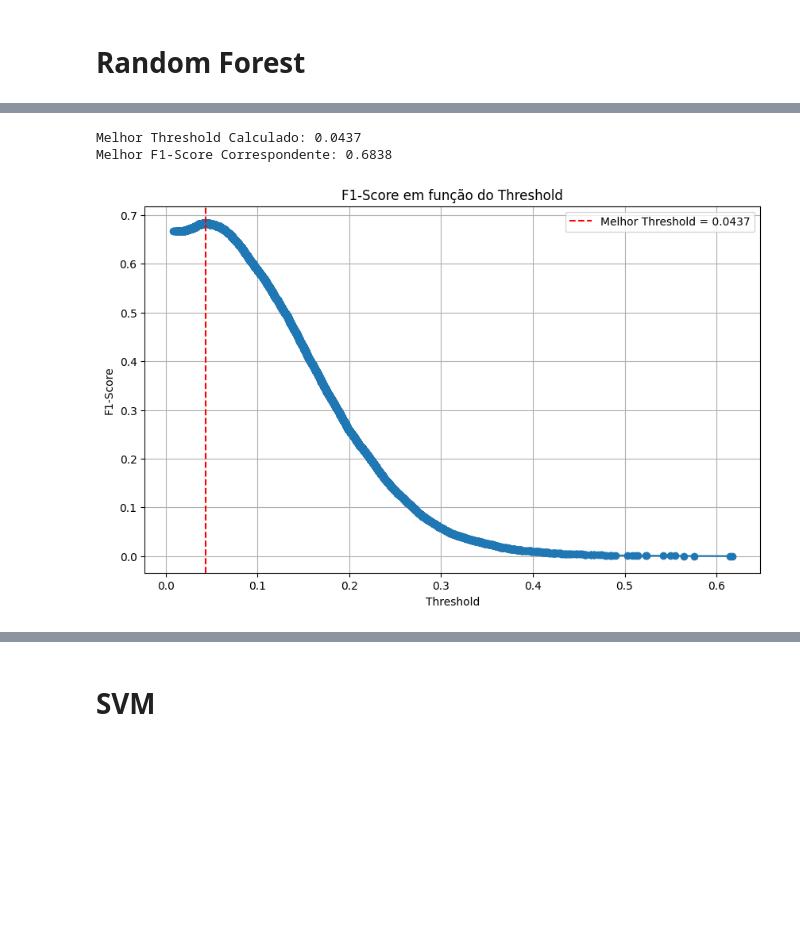
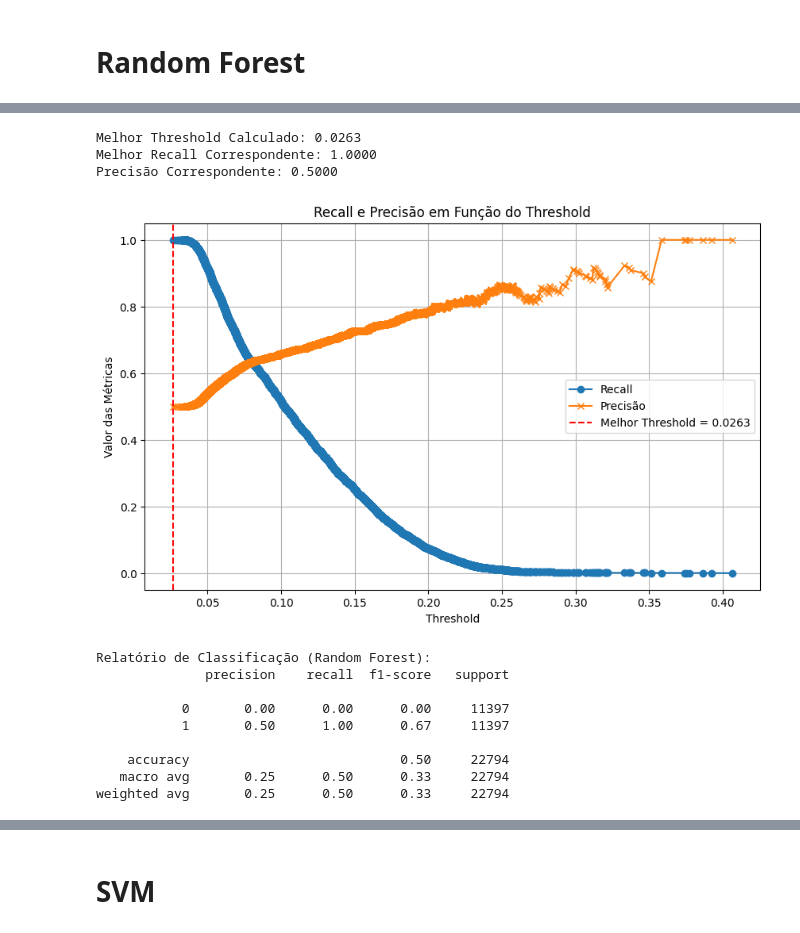
Before and after one commit to AzuraLV/Colabs, a Jupyter notebook: RECPAD/Processamento/processamento.ipynb, the cells around one changed output, grey strips where cells are left out. Cells and saved outputs as stored; diff of their text form; code cells hidden in the pictures; blank space fills up the shorter version.

```diff
--- a/RECPAD/Processamento/processamento.ipynb
+++ b/RECPAD/Processamento/processamento.ipynb
@@ -113,10 +121,22 @@ See the caveats in the documentation: https://pandas.pydata.org/pandas-docs/stab
 df_majority = df_final[df_final['CLASSE'] == 0]
 df_minority = df_final[df_final['CLASSE'] == 1]
 
-df_minority_test = df_minority.sample(frac=0.3, random_state=42)
+df_minority_test = df_minority.sample(frac=0.2, random_state=42)
 df_majority_test = df_majority.sample(n=df_minority_test.shape[0], random_state=42)
 test_df = pd.concat([df_majority_test, df_minority_test])
 
 df_majority_train = df_majority.drop(df_majority_test.index)
 df_minority_train = df_minority.drop(df_minority_test.index)
 train_df = pd.concat([df_majority_train, df_minority_train])
+# %%
+df_majority_train = train_df[train_df['CLASSE'] == 0]
+df_minority_train = train_df[train_df['CLASSE'] == 1]
+
+df_minority_valid = df_minority_train.sample(frac=0.1, random_state=42)
+df_majority_valid = df_majority_train.sample(n=df_minority_valid.shape[0], random_state=42)
+
+validation_df = pd.concat([df_majority_valid, df_minority_valid])
+
+df_majority_train = df_majority_train.drop(df_majority_valid.index)
+df_minority_train = df_minority_train.drop(df_minority_valid.index)
+train_df = pd.concat([df_majority_train, df_minority_train])
@@ -245,7 +290,7 @@ from sklearn.metrics import precision_score, recall_score, f1_score, confusion_m
 
 y_prob_dt = best_dt_model.predict_proba(X_test)[:, 1]
 
-threshold = 0.34
+threshold = 0.42
 y_pred_threshold = (y_prob_dt >= threshold).astype(int)
 tn, fp, fn, tp = confusion_matrix(y_test, y_pred_threshold).ravel()
 
@@ -306,7 +351,7 @@ X_test = test_df.drop(columns=['CLASSE'])
 y_test = test_df['CLASSE']
 
 param_grid_rf = {
-    'n_estimators': [25, 50, 100],
+    'n_estimators': [5, 10, 20],
     'max_depth': [None, 10, 20],
     'min_samples_split': [2, 5, 10],
     'min_samples_leaf': [1, 2, 4]
@@ -351,35 +396,58 @@ weighted avg       0.75      0.50      0.33     34192
 # %%
 import numpy as np
-from sklearn.metrics import f1_score
+from sklearn.metrics import precision_score, recall_score
 import matplotlib.pyplot as plt
 
-y_pred_rf = best_rf_model.predict_proba(X_test)[:, 1]
-unique_thresholds = np.sort(np.unique(y_pred_rf))
+y_prob_rf = best_rf_model.predict_proba(X_test)[:, 1]
 
-f1_scores = []
+unique_thresholds = np.sort(np.unique(y_prob_rf))
+
+precisions = []
+recalls = []
 
 for threshold in unique_thresholds:
-    y_pred_threshold = (y_pred_rf >= threshold).astype(int)
-    f1 = f1_score(y_test, y_pred_threshold)
-    f1_scores.append(f1)
+    y_pred_threshold = (y_prob_rf >= threshold).astype(int)
+    precision = precision_score(y_test, y_pred_threshold)
+    recall = recall_score(y_test, y_pred_threshold)
 
-best_threshold_index = np.argmax(f1_scores)
+    precisions.append(precision)
+    recalls.append(recall)
+
+best_threshold_index = np.argmax(recalls)
 best_threshold = unique_thresholds[best_threshold_index]
-best_f1_score = f1_scores[best_threshold_index]
+best_recall = recalls[best_threshold_index]
+best_precision = precisions[best_threshold_index]
 
 print(f"Melhor Threshold Calculado: {best_threshold:.4f}")
-print(f"Melhor F1-Score Correspondente: {best_f1_score:.4f}")
+print(f"Melhor Recall Correspondente: {best_recall:.4f}")
+print(f"Precisão Correspondente: {best_precision:.4f}")
 
 plt.figure(figsize=(10, 6))
-plt.plot(unique_thresholds, f1_scores, marker='o')
+plt.plot(unique_thresholds, recalls, label='Recall')
+plt.plot(unique_thresholds, precisions, label='Precisão')
 plt.axvline(x=best_threshold, color='red', linestyle='--', label=f"Melhor Threshold = {best_threshold:.4f}")
 plt.xlabel('Threshold')
-plt.ylabel('F1-Score')
-plt.title('F1-Score em função do Threshold')
+plt.ylabel('Valor das Métricas')
+plt.title('Recall e Precisão em Função do Threshold')
 plt.legend()
-plt.grid()
+plt.grid(True)
 plt.show()
+
+y_pred_rf_threshold = (y_prob_rf >= best_threshold).astype(int)
+
+print("Relatório de Classificação (Random Forest):")
+print(classification_report(y_test, y_pred_rf_threshold))
 # %% [output]
-Melhor Threshold Calculado: 0.0437
-Melhor F1-Score Correspondente: 0.6838
+Melhor Threshold Calculado: 0.0263
+Melhor Recall Correspondente: 1.0000
+Precisão Correspondente: 0.5000
-[figure, old version]
+[figure, new version]
+Relatório de Classificação (Random Forest):
+              precision    recall  f1-score   support
+
+           0       0.00      0.00      0.00     11397
+           1       0.50      1.00      0.67     11397
+
+    accuracy                           0.50     22794
+   macro avg       0.25      0.50      0.33     22794
+weighted avg       0.25      0.50      0.33     22794
```
Also changed, not shown: parts of 20 cells of this notebook.
